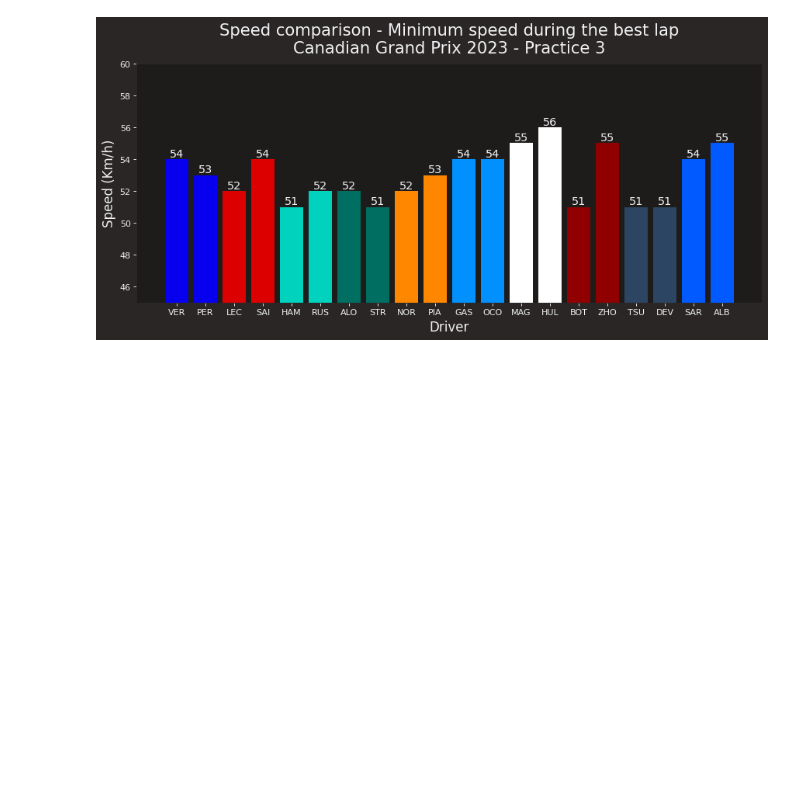
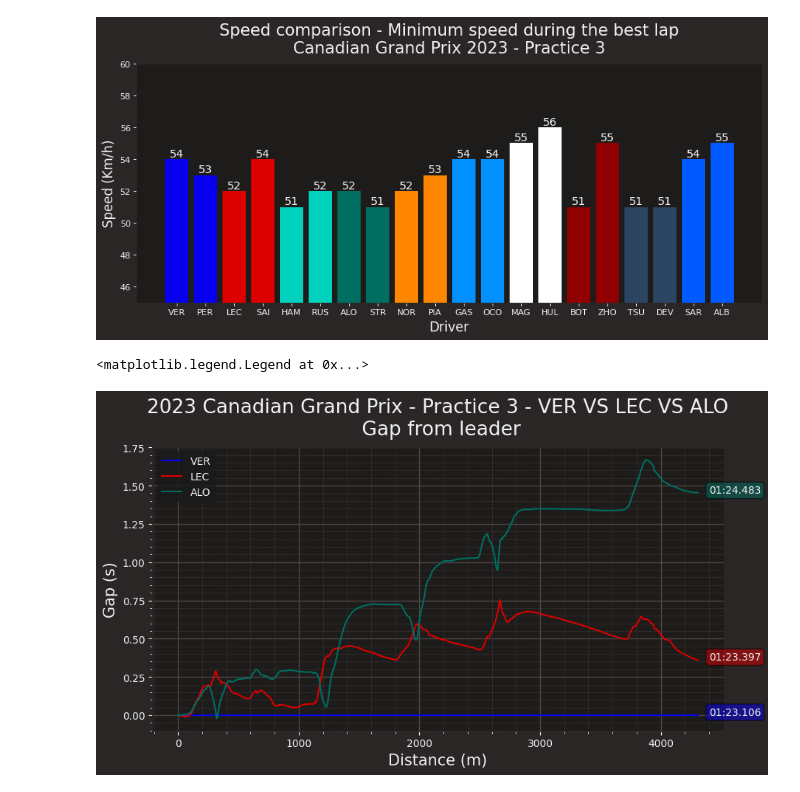
Before and after one commit to Rick8998/Canada2023F1, a Jupyter notebook: SessionAnalysis/fp3.ipynb, the cells around one changed output. Drawn from its saved outputs; the diff is of its cells as text; code cells hidden in the pictures; blank space fills up the shorter version.

```diff
--- a/SessionAnalysis/fp3.ipynb
+++ b/SessionAnalysis/fp3.ipynb
@@ -331,3 +331,74 @@ plt.ylabel('Speed (Km/h)', fontsize=15)
 plt.show()
 # %% [output]
 [figure]
+# %%
+import fastf1 as ff1
+import pandas as pd
+from fastf1.core import Laps
+from fastf1 import plotting
+from fastf1 import utils
+from matplotlib import pyplot as plt
+from timple.timedelta import strftimedelta
+import numpy as np
+from matplotlib.pyplot import figure
+from matplotlib.collections import LineCollection
+from matplotlib import cm
+
+
+ff1.Cache.enable_cache('2023Canada')
+fp = ff1.get_session(2023, 'Canada', 'FP3')
+#fp_laps = fp.load_laps(with_telemetry=True)
+fp.load()
+# %%
+
+driver_1, driver_2, driver_3 = 'VER', 'LEC', 'ALO'
+laps_driver_1 = fp.laps.pick_driver(driver_1)
+laps_driver_2 = fp.laps.pick_driver(driver_2)
+laps_driver_3 = fp.laps.pick_driver(driver_3)
+
+fastest_driver_1 = laps_driver_1.pick_fastest()
+fastest_driver_2 = laps_driver_2.pick_fastest()
+fastest_driver_3 = laps_driver_3.pick_fastest()
+
+telemetry_driver_1 = fastest_driver_1.get_telemetry().add_distance()
+telemetry_driver_2 = fastest_driver_2.get_telemetry().add_distance()
+telemetry_driver_3 = fastest_driver_3.get_telemetry().add_distance()
+
+team_driver_1 = fastest_driver_1['Team']
+team_driver_2 = fastest_driver_2['Team']
+team_driver_3 = fastest_driver_3['Team']
+
+delta_time12, ref_tel12, compare_tel12 = utils.delta_time(fastest_driver_1, fastest_driver_2)
+delta_time13, ref_tel13, compare_tel13 = utils.delta_time(fastest_driver_1, fastest_driver_3)
+delta_time11, ref_tel11, compare_tel11 = utils.delta_time(fastest_driver_1, fastest_driver_1)
+
+plot_size = [10, 5]
+plot_title = f"{fp.event.year} {fp.event.EventName} - {fp.name} - {driver_1} VS {driver_2} VS {driver_3}\n Gap from leader"
+plot_ratios = [1]
+plotting.setup_mpl()
+# Make plot a bit bigger
+plt.rcParams['figure.figsize'] = plot_size
+
+# Create subplots with different sizes
+fig, ax = plt.subplots(1, gridspec_kw={'height_ratios': plot_ratios})
+
+# Set the plot title
+ax.title.set_text(plot_title)
+
+# Delta line
+ax.plot(ref_tel11['Distance'], delta_time11, color=ff1.plotting.team_color(team_driver_1), label= driver_1)
+ax.plot(ref_tel12['Distance'], delta_time12, color=ff1.plotting.team_color(team_driver_2), label= driver_2)
+ax.plot(ref_tel13['Distance'], delta_time13, color=ff1.plotting.team_color(team_driver_3), label = driver_3)
+
+ax.text(4400, 0, str(fastest_driver_1.LapTime)[10:19], fontsize=10, bbox=dict(boxstyle='round', facecolor=ff1.plotting.team_color(team_driver_1), alpha=0.5))
+ax.text(4400, 0.36, str(fastest_driver_2.LapTime)[10:19], fontsize=10, bbox=dict(boxstyle='round', facecolor=ff1.plotting.team_color(team_driver_2), alpha=0.5))
+ax.text(4400, 1.45, str(fastest_driver_3.LapTime)[10:19], fontsize=10, bbox=dict(boxstyle='round', facecolor=ff1.plotting.team_color(team_driver_3), alpha=0.5))
+
+ax.set_ylabel("Gap (s)", fontsize = 10)
+ax.set_xlabel("Distance (m)", fontsize=10)
+ax.yaxis.label.set_size(15)
+ax.xaxis.label.set_size(15)
+ax.legend(loc="upper left", prop={'size': 10})
+# %% [output]
+<matplotlib.legend.Legend at 0x...>
+[figure, added]
```
Also changed, not shown: 1 other file.
